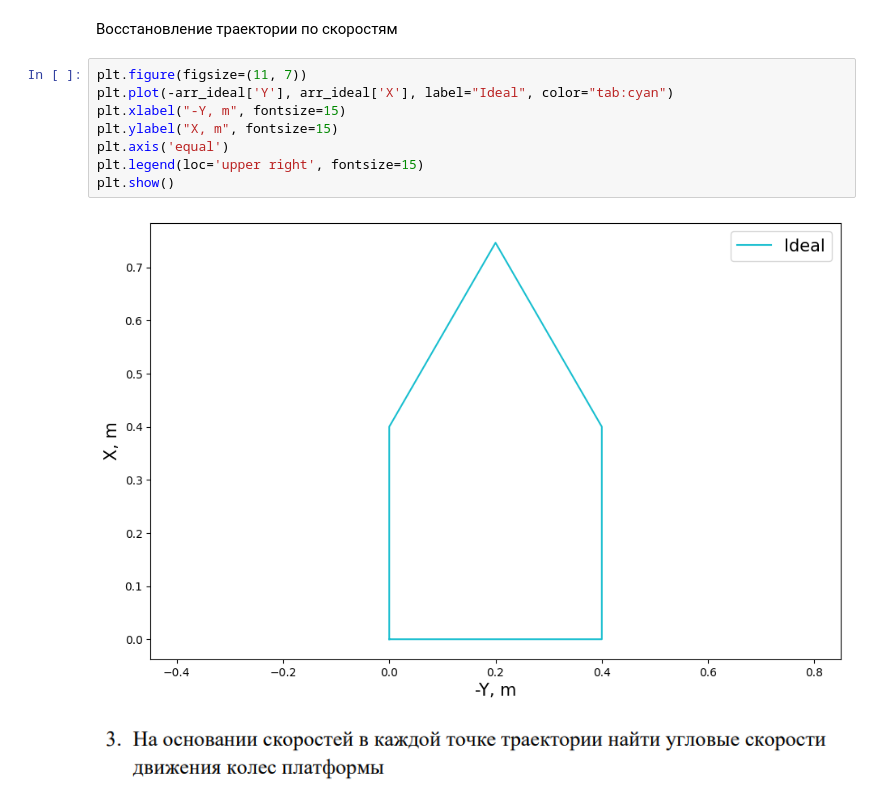
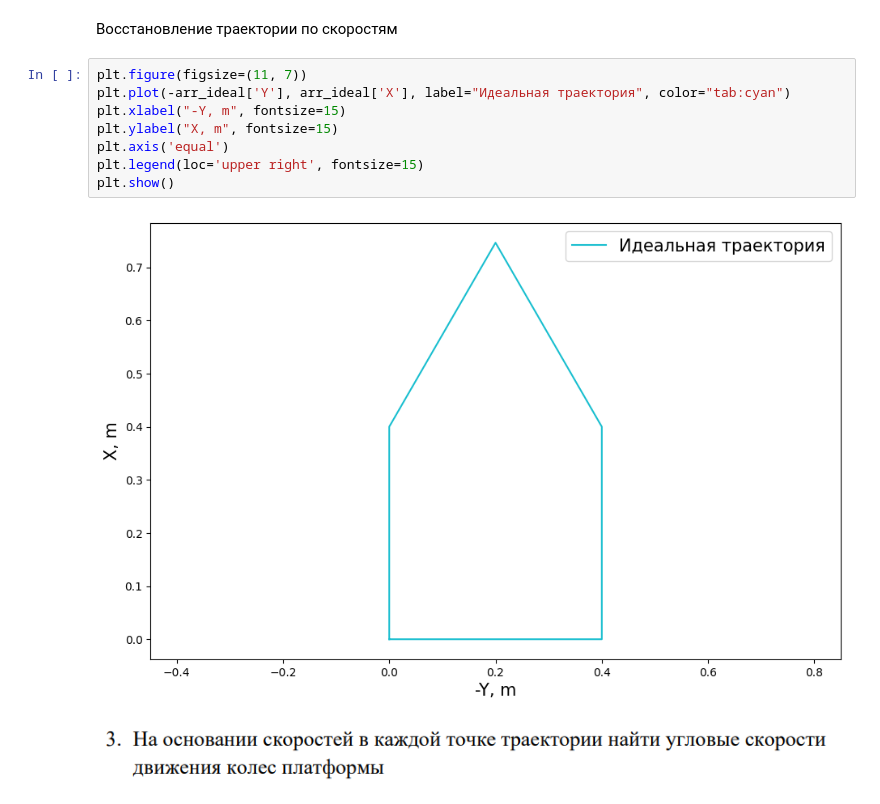
Before and after one commit to topkek777/SkillFactory, a Jupyter notebook: energy_hope.ipynb, the cells around one changed output. Cells and saved outputs as stored; diff of their text form.

```diff
--- a/energy_hope.ipynb
+++ b/energy_hope.ipynb
@@ -155,14 +155,14 @@ plot_x_y_psi(arr_ideal, x_y_max_padding=0.1, om_max_padding=0.01)
 Восcтановление траектории по скоростям
 # %%
 plt.figure(figsize=(11, 7))
-plt.plot(-arr_ideal['Y'], arr_ideal['X'], label="Ideal", color="tab:cyan")
+plt.plot(-arr_ideal['Y'], arr_ideal['X'], label="Идеальная траектория", color="tab:cyan")
 plt.xlabel("-Y, m", fontsize=15)
 plt.ylabel("X, m", fontsize=15)
 plt.axis('equal')
 plt.legend(loc='upper right', fontsize=15)
 plt.show()
 # %% [output]
-[figure, old version]
+[figure, new version]
 # %% [markdown]
 ![image.png](embedded-picture-1)
 # %% [markdown]
```
